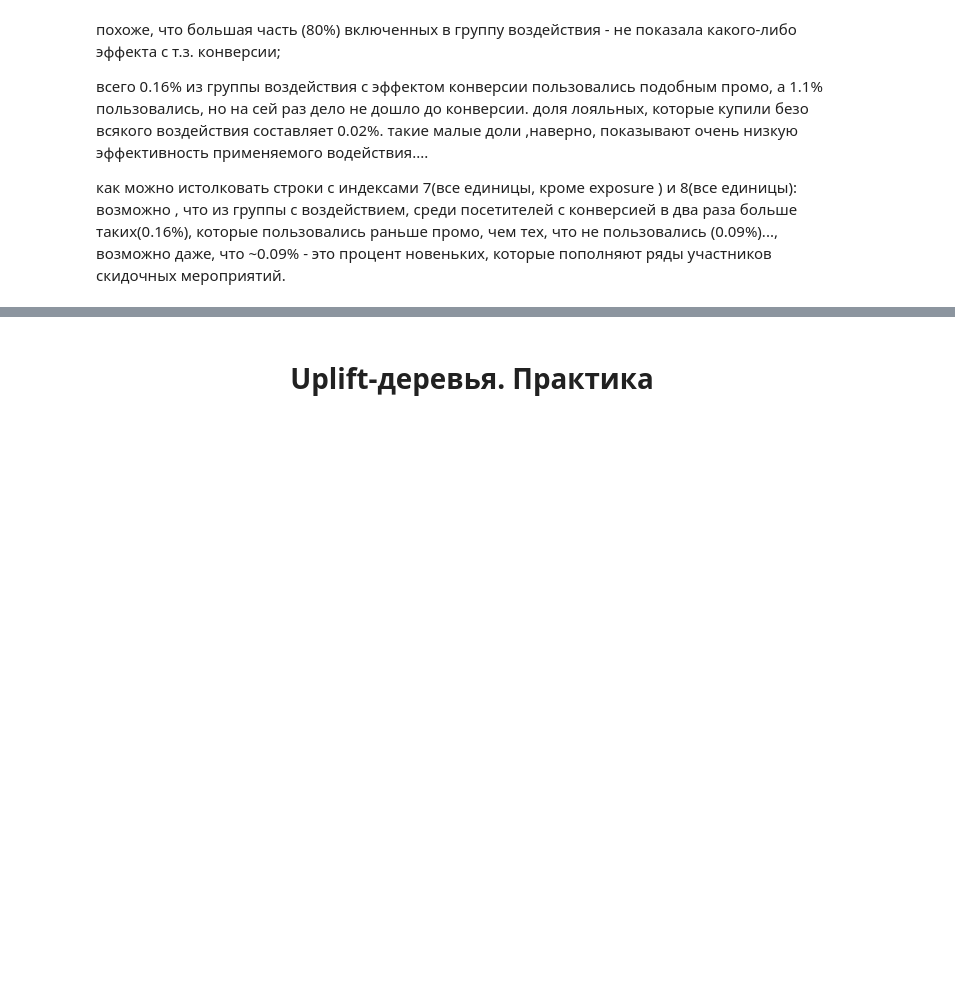
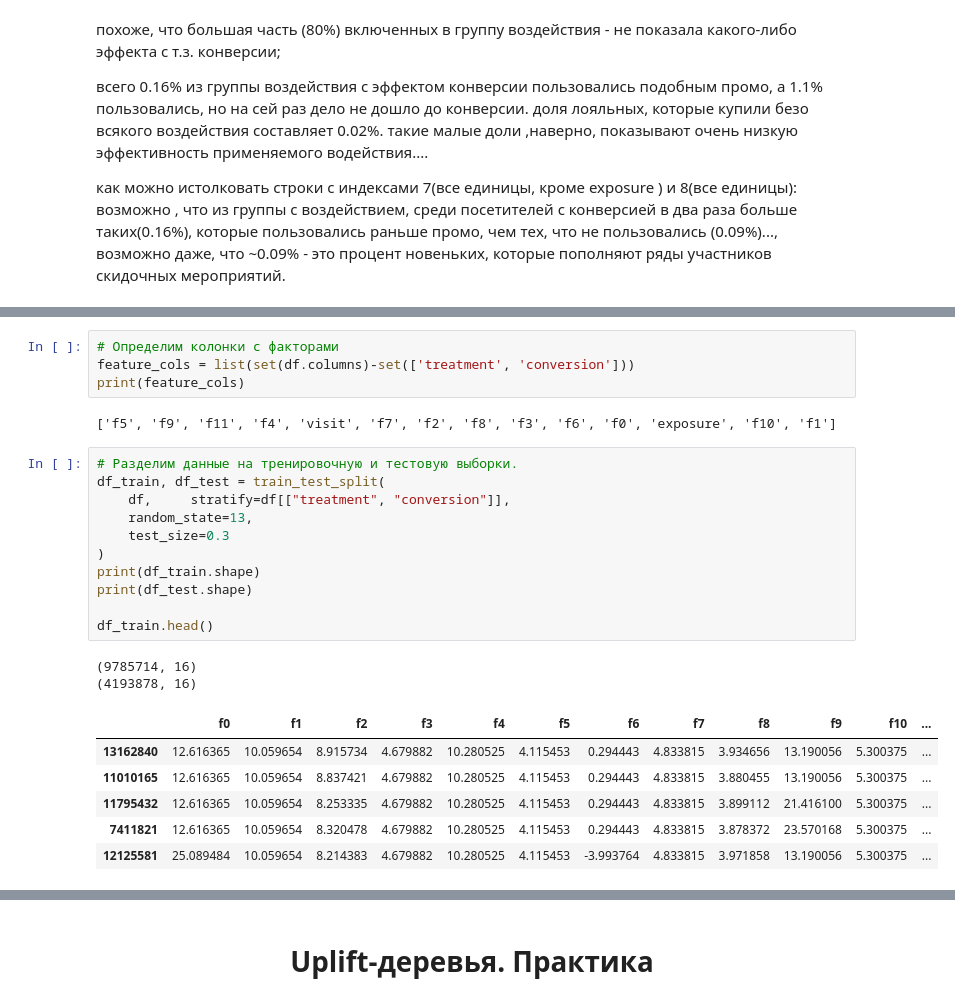
Before and after one commit to sawa25/2Y_ML_22_uplift, a Jupyter notebook: Uplift.ipynb, the cells around one changed output, grey strips where cells are left out. Drawn from its saved outputs; the diff is of its cells as text; blank space fills up the shorter version.

```diff
--- a/Uplift.ipynb
+++ b/Uplift.ipynb
@@ -111,0 +134,26 @@ print(pivot_table)
+# %%
+# Определим колонки с факторами
+feature_cols = list(set(df.columns)-set(['treatment', 'conversion']))
+print(feature_cols)
+# %% [output]
+['f5', 'f9', 'f11', 'f4', 'visit', 'f7', 'f2', 'f8', 'f3', 'f6', 'f0', 'exposure', 'f10', 'f1']
+# %%
+# Разделим данные на тренировочную и тестовую выборки.
+df_train, df_test = train_test_split(
+    df,     stratify=df[["treatment", "conversion"]],
+    random_state=13,
+    test_size=0.3
+)
+print(df_train.shape)
+print(df_test.shape)
+
+df_train.head()
+# %% [output]
+(9785714, 16)
+(4193878, 16)
+|  | f0 | f1 | f2 | f3 | f4 | f5 | f6 | f7 | f8 | f9 | f10 | ... |
+| 13162840 | 12.616365 | 10.059654 | 8.915734 | 4.679882 | 10.280525 | 4.115453 | 0.294443 | 4.833815 | 3.934656 | 13.190056 | 5.300375 | ... |
+| 11010165 | 12.616365 | 10.059654 | 8.837421 | 4.679882 | 10.280525 | 4.115453 | 0.294443 | 4.833815 | 3.880455 | 13.190056 | 5.300375 | ... |
+| 11795432 | 12.616365 | 10.059654 | 8.253335 | 4.679882 | 10.280525 | 4.115453 | 0.294443 | 4.833815 | 3.899112 | 21.416100 | 5.300375 | ... |
+| 7411821 | 12.616365 | 10.059654 | 8.320478 | 4.679882 | 10.280525 | 4.115453 | 0.294443 | 4.833815 | 3.878372 | 23.570168 | 5.300375 | ... |
+| 12125581 | 25.089484 | 10.059654 | 8.214383 | 4.679882 | 10.280525 | 4.115453 | -3.993764 | 4.833815 | 3.971858 | 13.190056 | 5.300375 | ... |
```
Also changed, not shown: parts of 7 cells of this notebook.
